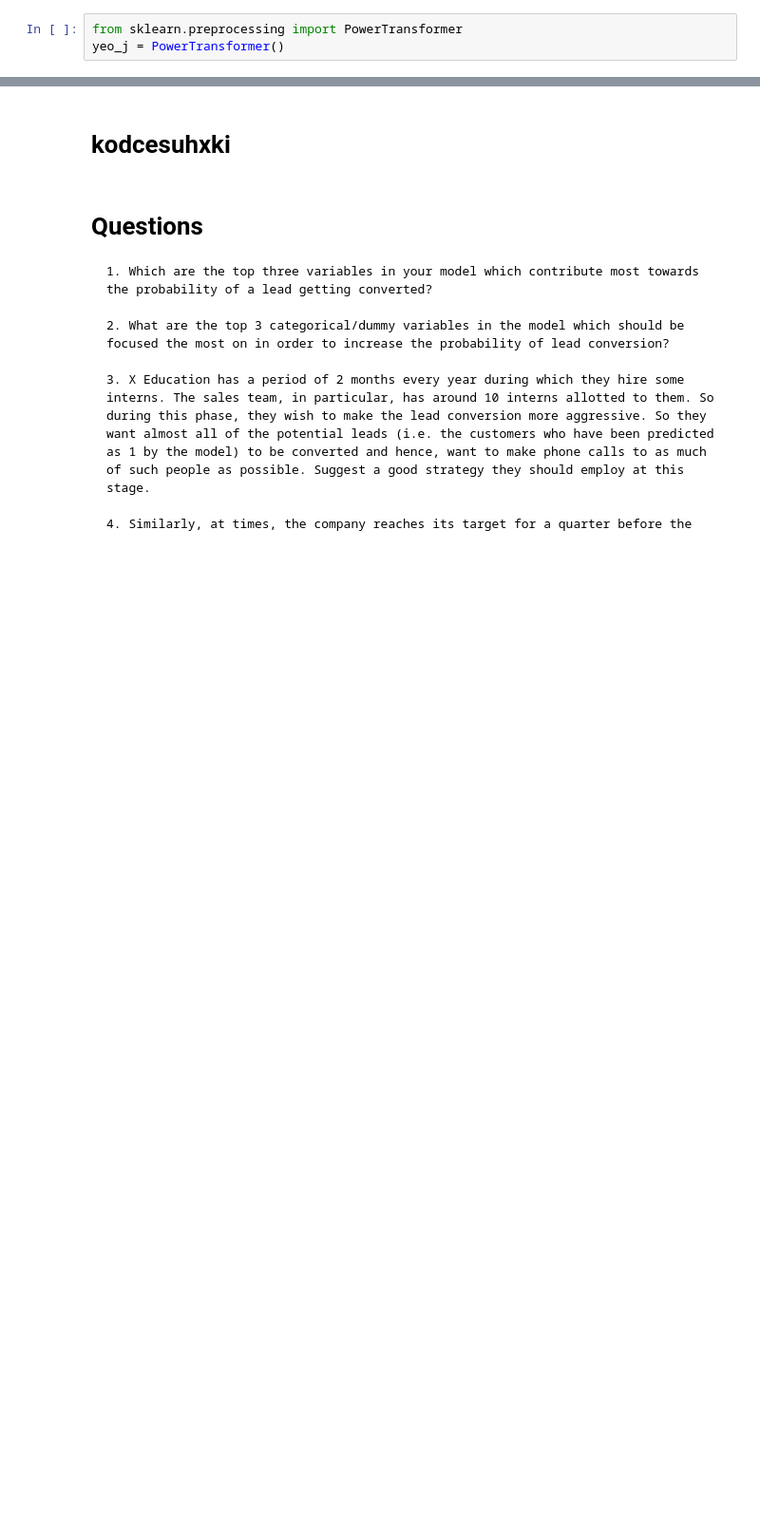
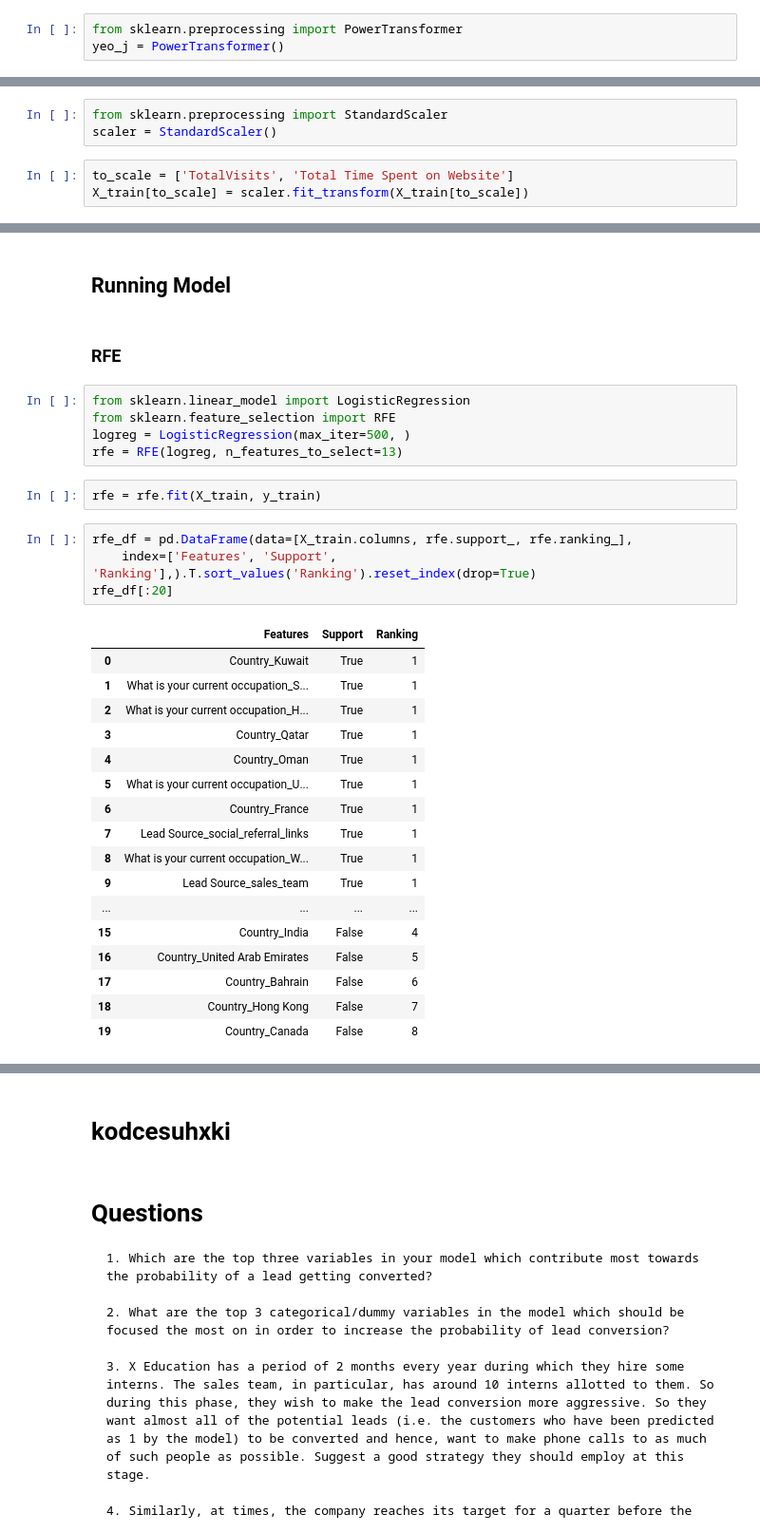
Before and after one commit to prabhanshu11/Clustering-Case-Study, a Jupyter notebook: main.ipynb, the cells around one changed output, grey strips where cells are left out. Shown at 95% size. Cells and saved outputs as stored; diff of their text form; blank space fills up the shorter version.

```diff
--- a/main.ipynb
+++ b/main.ipynb
@@ -346,0 +382,6 @@ df_filtered.head()
+# %%
+from sklearn.preprocessing import StandardScaler
+scaler = StandardScaler()
+# %%
+to_scale = ['TotalVisits', 'Total Time Spent on Website']
+X_train[to_scale] = scaler.fit_transform(X_train[to_scale])
@@ -346,0 +397,33 @@ df_filtered.head()
+# %% [markdown]
+## Running Model
+# %% [markdown]
+### RFE
+# %%
+from sklearn.linear_model import LogisticRegression
+from sklearn.feature_selection import RFE
+logreg = LogisticRegression(max_iter=500, )
+rfe = RFE(logreg, n_features_to_select=13)
+# %%
+rfe = rfe.fit(X_train, y_train)
+# %%
+rfe_df = pd.DataFrame(data=[X_train.columns, rfe.support_, rfe.ranking_],
+    index=['Features', 'Support', 'Ranking'],).T.sort_values('Ranking').reset_index(drop=True)
+rfe_df[:20]
+# %% [output]
+|  | Features | Support | Ranking |
+| 0 | Country_Kuwait | True | 1 |
+| 1 | What is your current occupation_S... | True | 1 |
+| 2 | What is your current occupation_H... | True | 1 |
+| 3 | Country_Qatar | True | 1 |
+| 4 | Country_Oman | True | 1 |
+| 5 | What is your current occupation_U... | True | 1 |
+| 6 | Country_France | True | 1 |
+| 7 | Lead Source_social_referral_links | True | 1 |
+| 8 | What is your current occupation_W... | True | 1 |
+| 9 | Lead Source_sales_team | True | 1 |
+| ... | ... | ... | ... |
+| 15 | Country_India | False | 4 |
+| 16 | Country_United Arab Emirates | False | 5 |
+| 17 | Country_Bahrain | False | 6 |
+| 18 | Country_Hong Kong | False | 7 |
+| 19 | Country_Canada | False | 8 |
```
Also changed, not shown: parts of 30 cells of this notebook.
